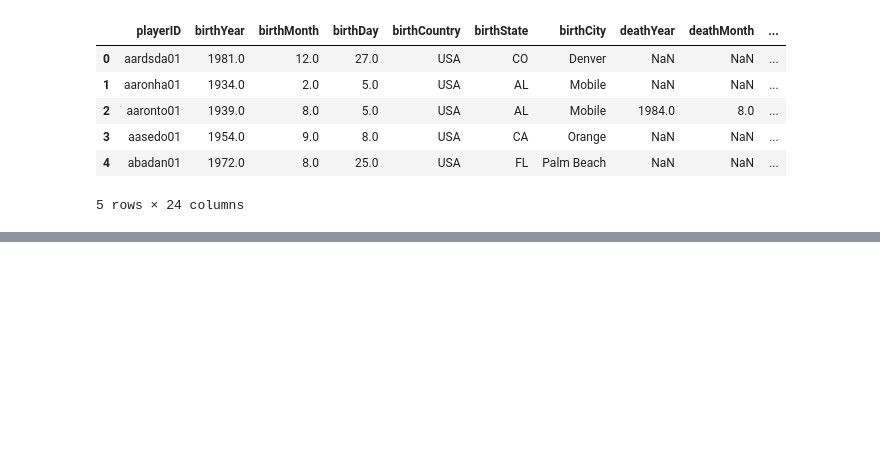
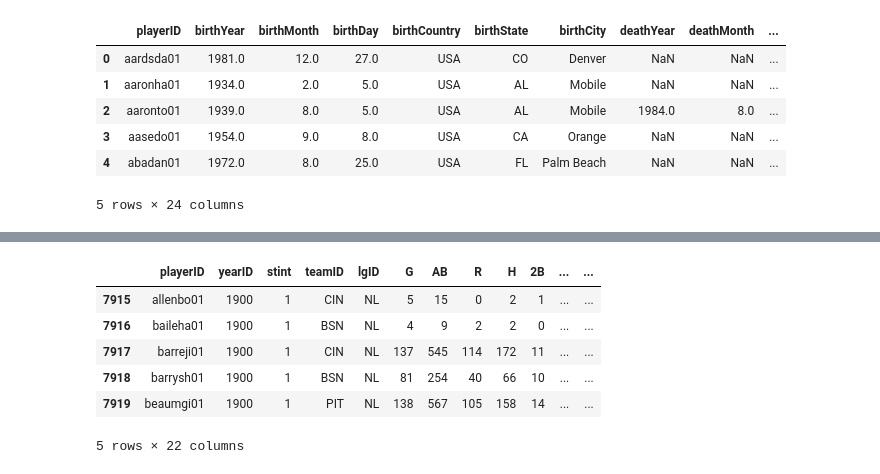
Before and after one commit to AGBarbour/Project-1, a Jupyter notebook: Batting.ipynb, the cells around one changed output, grey strips where cells are left out. Saved outputs shown, nothing was run; the diff lists cells and outputs as text; code cells hidden in the pictures; blank space fills up the shorter version.

```diff
--- a/Batting.ipynb
+++ b/Batting.ipynb
@@ -28,0 +40,11 @@ people.head()
+# %%
+batters2 = batters[batters.yearID >= 1900]
+batters2.head()
+# %% [output]
+|  | playerID | yearID | stint | teamID | lgID | G | AB | R | H | 2B | ... | ... |
+| 7915 | allenbo01 | 1900 | 1 | CIN | NL | 5 | 15 | 0 | 2 | 1 | ... | ... |
+| 7916 | baileha01 | 1900 | 1 | BSN | NL | 4 | 9 | 2 | 2 | 0 | ... | ... |
+| 7917 | barreji01 | 1900 | 1 | CIN | NL | 137 | 545 | 114 | 172 | 11 | ... | ... |
+| 7918 | barrysh01 | 1900 | 1 | BSN | NL | 81 | 254 | 40 | 66 | 10 | ... | ... |
+| 7919 | beaumgi01 | 1900 | 1 | PIT | NL | 138 | 567 | 105 | 158 | 14 | ... | ... |
+5 rows × 22 columns
```
Also changed, not shown: parts of 11 cells of this notebook.
